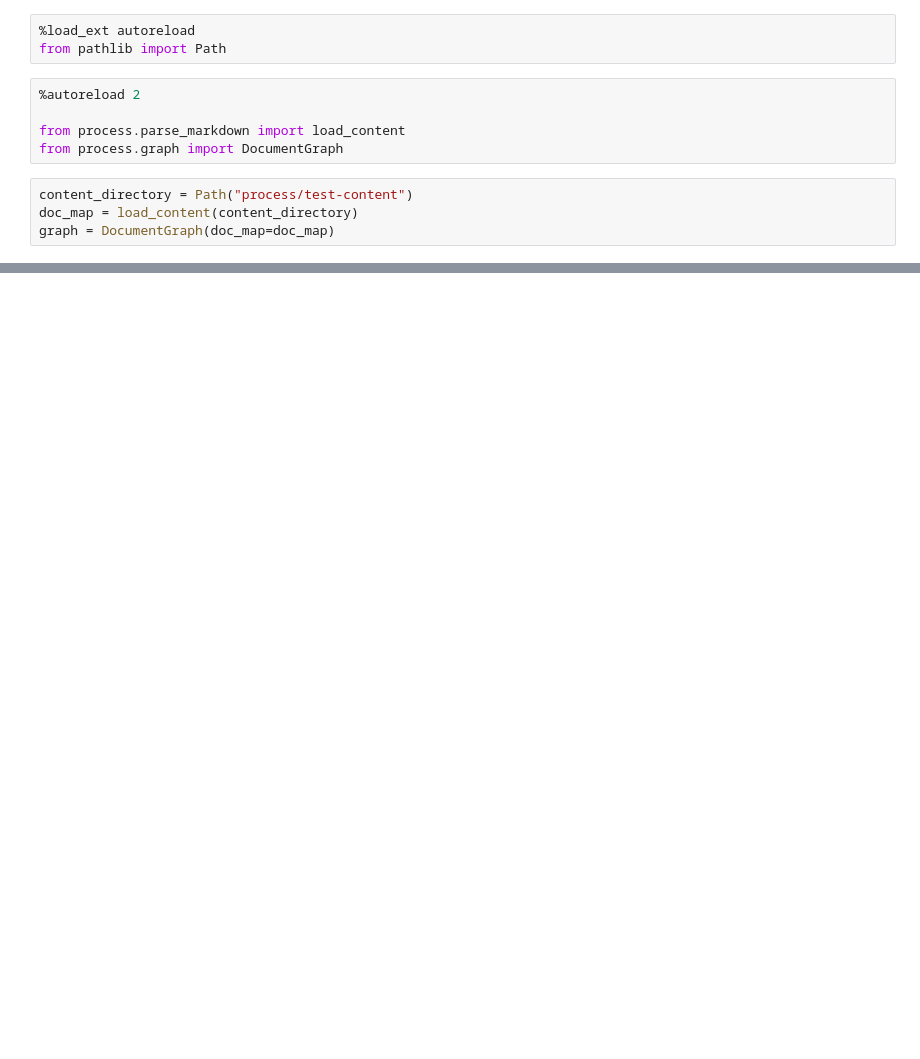
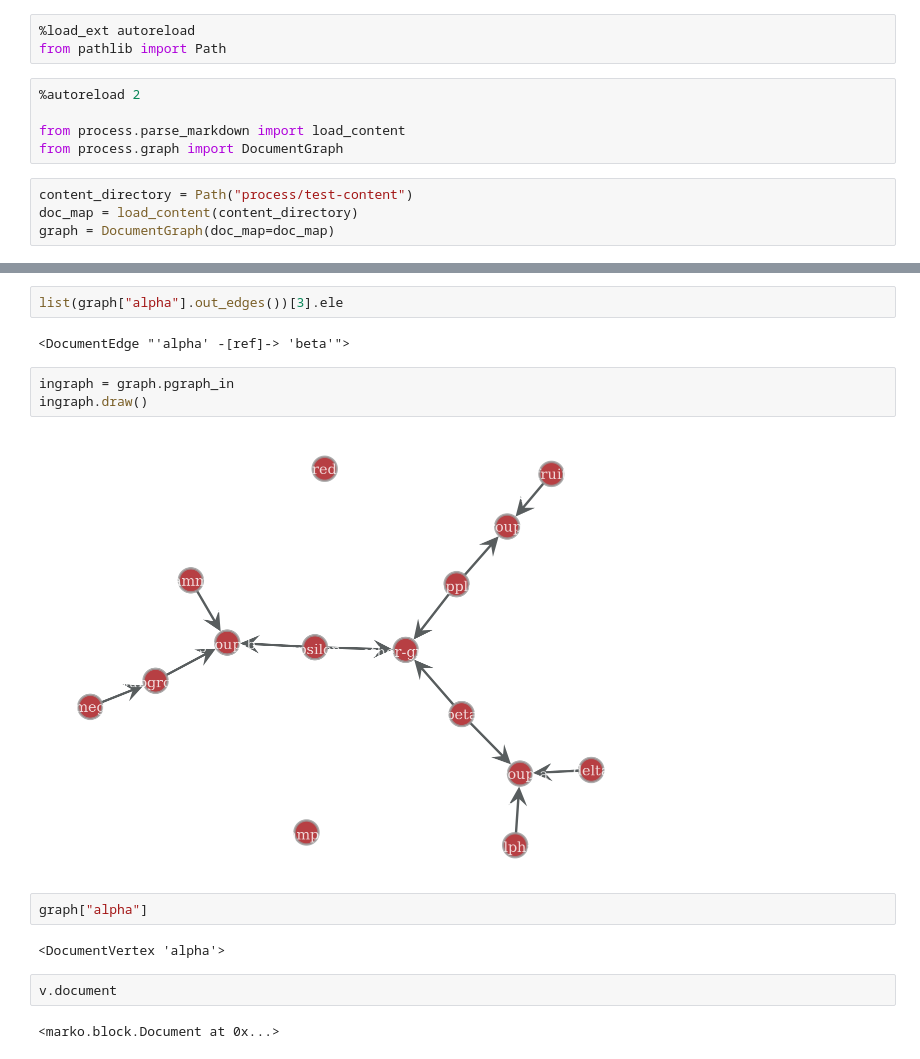
Before and after one commit to AwdeDarkar/exocortex, a Jupyter notebook: graph/graph_book.ipynb, the cells around one changed output, grey strips where cells are left out. Drawn from its saved outputs; the diff is of its cells as text; blank space fills up the shorter version.

```diff
--- a/graph/graph_book.ipynb
+++ b/graph/graph_book.ipynb
@@ -18,0 +30,17 @@ graph.draw(edge_text=graph.props.edge.predicates, edge_text_color="white", edge_
+# %%
+list(graph["alpha"].out_edges())[3].ele
+# %% [output]
+<DocumentEdge "'alpha' -[ref]-> 'beta'">
+# %%
+ingraph = graph.pgraph_in
+ingraph.draw()
+# %% [output]
+[figure, added]
+# %%
+graph["alpha"]
+# %% [output]
+<DocumentVertex 'alpha'>
+# %%
+v.document
+# %% [output]
+<marko.block.Document at 0x...>
```
Also changed, not shown: parts of 9 cells of this notebook, 2 other files.
